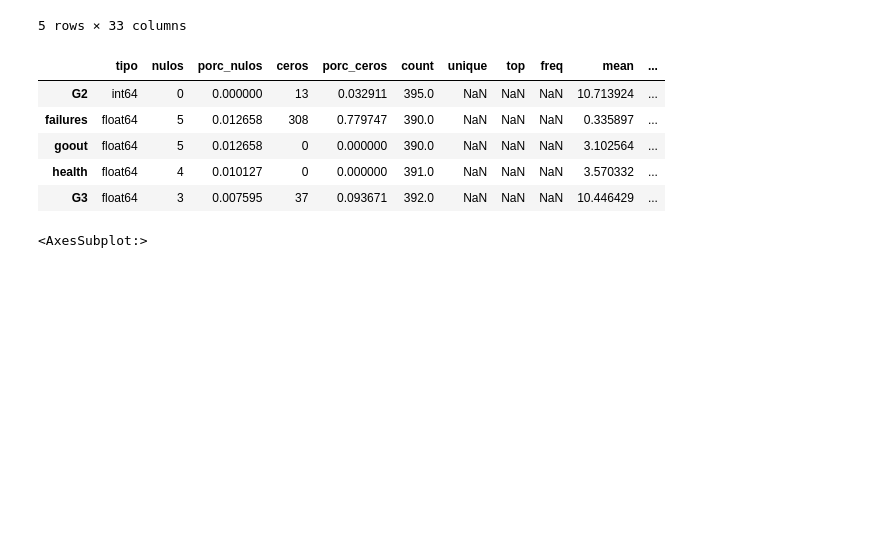
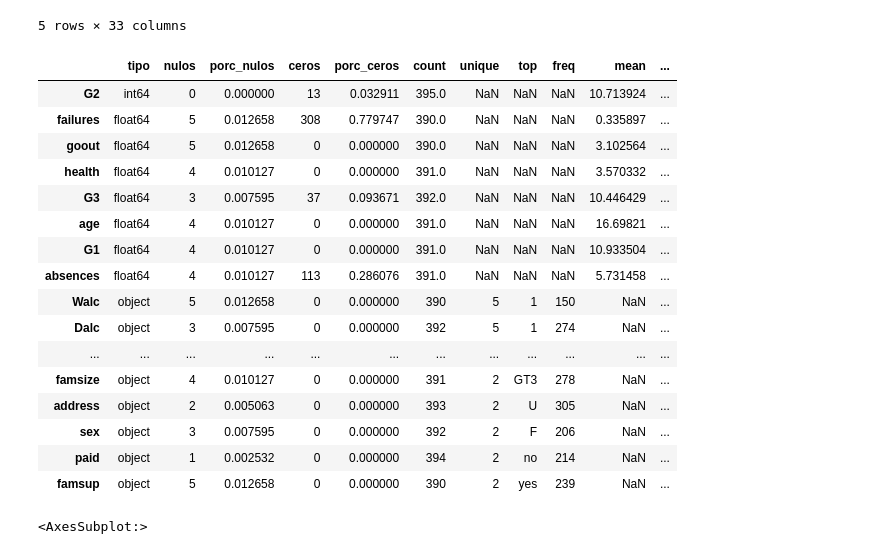
Before and after one commit to Denniels/Fundamentos-data-sciens, a Jupyter notebook: Prueba_FD/Hito_1/Prueba_Hito1_2.ipynb, the cells around one changed output. Drawn from its saved outputs; the diff is of its cells as text; code cells hidden in the pictures; blank space fills up the shorter version.

```diff
--- a/Prueba_FD/Hito_1/Prueba_Hito1_2.ipynb
+++ b/Prueba_FD/Hito_1/Prueba_Hito1_2.ipynb
@@ -165,15 +176,26 @@ for col in df.columns:
         if col in ['failures', 'absences', 'G1', 'G3']:
                 df[col] = df[col].astype(float)
 # %%
-df_clean = gfx.summary_data(df)
-df_clean.head()
+df_clean = gfx.summary_drop(df)
+df_clean
 # %% [output]
 |  | tipo | nulos | porc_nulos | ceros | porc_ceros | count | unique | top | freq | mean | ... |
 | G2 | int64 | 0 | 0.000000 | 13 | 0.032911 | 395.0 | NaN | NaN | NaN | 10.713924 | ... |
 | failures | float64 | 5 | 0.012658 | 308 | 0.779747 | 390.0 | NaN | NaN | NaN | 0.335897 | ... |
 | goout | float64 | 5 | 0.012658 | 0 | 0.000000 | 390.0 | NaN | NaN | NaN | 3.102564 | ... |
 | health | float64 | 4 | 0.010127 | 0 | 0.000000 | 391.0 | NaN | NaN | NaN | 3.570332 | ... |
 | G3 | float64 | 3 | 0.007595 | 37 | 0.093671 | 392.0 | NaN | NaN | NaN | 10.446429 | ... |
+| age | float64 | 4 | 0.010127 | 0 | 0.000000 | 391.0 | NaN | NaN | NaN | 16.69821 | ... |
+| G1 | float64 | 4 | 0.010127 | 0 | 0.000000 | 391.0 | NaN | NaN | NaN | 10.933504 | ... |
+| absences | float64 | 4 | 0.010127 | 113 | 0.286076 | 391.0 | NaN | NaN | NaN | 5.731458 | ... |
+| Walc | object | 5 | 0.012658 | 0 | 0.000000 | 390 | 5 | 1 | 150 | NaN | ... |
+| Dalc | object | 3 | 0.007595 | 0 | 0.000000 | 392 | 5 | 1 | 274 | NaN | ... |
+| ... | ... | ... | ... | ... | ... | ... | ... | ... | ... | ... | ... |
+| famsize | object | 4 | 0.010127 | 0 | 0.000000 | 391 | 2 | GT3 | 278 | NaN | ... |
+| address | object | 2 | 0.005063 | 0 | 0.000000 | 393 | 2 | U | 305 | NaN | ... |
+| sex | object | 3 | 0.007595 | 0 | 0.000000 | 392 | 2 | F | 206 | NaN | ... |
+| paid | object | 1 | 0.002532 | 0 | 0.000000 | 394 | 2 | no | 214 | NaN | ... |
+| famsup | object | 5 | 0.012658 | 0 | 0.000000 | 390 | 2 | yes | 239 | NaN | ... |
 # %%
 # grafica que visualiza el porcentaje de nulos
 df_clean['porc_nulos'].plot(kind='barh')
```
Also changed, not shown: parts of 6 cells of this notebook, 2 other files.
